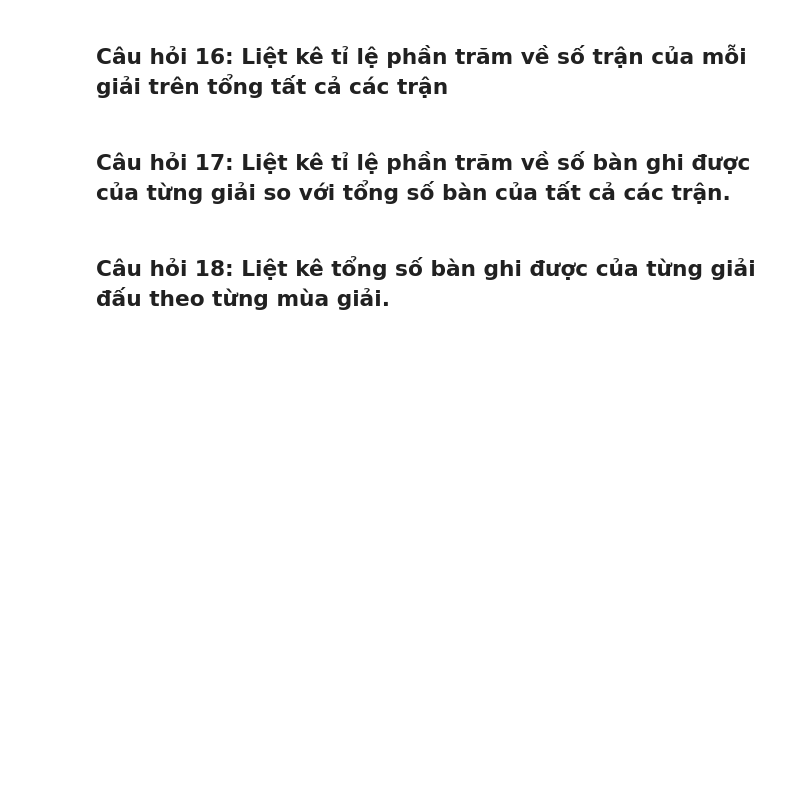
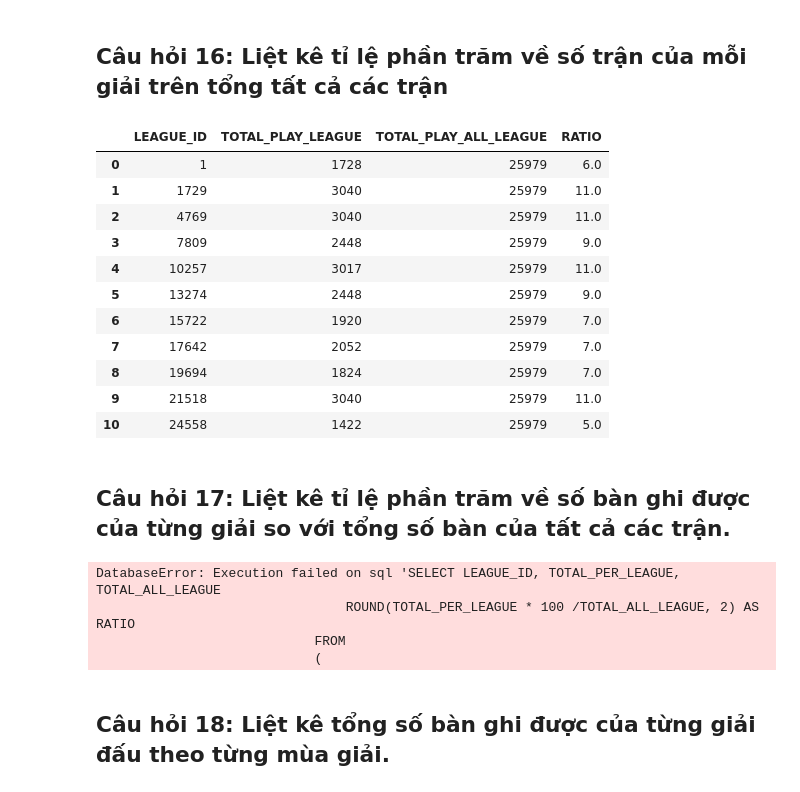
Before and after one commit to ysea1/asm, a Jupyter notebook: DSP302x_asm1_haiphFX22075@funix.edu.vn/[VN] European football-forStudent.ipynb, the cells around one changed output. Drawn from its saved outputs; the diff is of its cells as text; code cells hidden in the pictures; blank space fills up the shorter version.

```diff
--- a/DSP302x_asm1_haiphFX22075@funix.edu.vn/[VN] European football-forStudent.ipynb
+++ b/DSP302x_asm1_haiphFX22075@funix.edu.vn/[VN] European football-forStudent.ipynb
@@ -258,2 +448,30 @@ result_team
+# %%
+result_team = pd.read_sql("""SELECT LEAGUE_ID, TOTAL_PLAY_LEAGUE, TOTAL_PLAY_ALL_LEAGUE, ROUND(TOTAL_PLAY_LEAGUE * 100 / TOTAL_PLAY_ALL_LEAGUE, 2) AS RATIO
+                            FROM
+                            (
+                                 SELECT LEAGUE_ID, TOTAL_PLAY_LEAGUE,
+                                    (SELECT COUNT(*) AS TOTAL_MATCH FROM MATCH) AS TOTAL_PLAY_ALL_LEAGUE
+                                FROM
+                                    (
+                                        SELECT LEAGUE_ID, COUNT(*) AS TOTAL_PLAY_LEAGUE
+                                        FROM MATCH
+                                        GROUP BY LEAGUE_ID
+                                    )
+                            )
+                            """, conn)
+result_team
+# %% [output]
+|  | LEAGUE_ID | TOTAL_PLAY_LEAGUE | TOTAL_PLAY_ALL_LEAGUE | RATIO |
+| 0 | 1 | 1728 | 25979 | 6.0 |
+| 1 | 1729 | 3040 | 25979 | 11.0 |
+| 2 | 4769 | 3040 | 25979 | 11.0 |
+| 3 | 7809 | 2448 | 25979 | 9.0 |
+| 4 | 10257 | 3017 | 25979 | 11.0 |
+| 5 | 13274 | 2448 | 25979 | 9.0 |
+| 6 | 15722 | 1920 | 25979 | 7.0 |
+| 7 | 17642 | 2052 | 25979 | 7.0 |
+| 8 | 19694 | 1824 | 25979 | 7.0 |
+| 9 | 21518 | 3040 | 25979 | 11.0 |
+| 10 | 24558 | 1422 | 25979 | 5.0 |
 # %% [markdown]
 ## Câu hỏi 17: Liệt kê tỉ lệ phần trăm về số bàn ghi được của từng giải so với tổng số bàn của tất cả các trận.
@@ -262,3 +478,31 @@ result_team
+# %%
+result_goal = pd.read_sql("""SELECT LEAGUE_ID, TOTAL_PER_LEAGUE, TOTAL_ALL_LEAGUE
+                                ROUND(TOTAL_PER_LEAGUE * 100 /TOTAL_ALL_LEAGUE, 2) AS RATIO
+                            FROM
+                            (
+                                SELECT LEAGUE_ID, (TOTAL_HOME_TEAM_GOAL + TOTAL_AWAY_TEAM_GOAL) AS TOTAL_PER_LEAGUE,
+                                     (SELECT TOTAL_HOME + TOTAL_AWAY
+                                         FROM
+                                            (
+                                                SELECT SUM(HOME_TEAM_GOAL) AS TOTAL_HOME, SUM(AWAY_TEAM_GOAL) AS TOTAL_AWAY FROM MATCH
+                                            )
+                                    ) AS TOTAL_ALL_LEAGUE
+                                FROM
+                                    (
+                                        SELECT LEAGUE_ID, SUM(HOME_TEAM_GOAL) AS TOTAL_HOME_TEAM_GOAL,
+                                            SUM(AWAY_TEAM_GOAL) AS TOTAL_AWAY_TEAM_GOAL
+                                        FROM MATCH
+                                        GROUP BY LEAGUE_ID
+                                    )
+                            )
+                            """, conn)
+result_goal
+# ĐIỀN CODE VÀO ĐÂY
+# %% [output]
+DatabaseError: Execution failed on sql 'SELECT LEAGUE_ID, TOTAL_PER_LEAGUE, TOTAL_ALL_LEAGUE
+                                ROUND(TOTAL_PER_LEAGUE * 100 /TOTAL_ALL_LEAGUE, 2) AS RATIO
+                            FROM
+                            (
 # %% [markdown]
 ## Câu hỏi 18: Liệt kê tổng số bàn ghi được của từng giải đấu theo từng mùa giải.
 # %%
```
Also changed, not shown: parts of 14 cells of this notebook.
